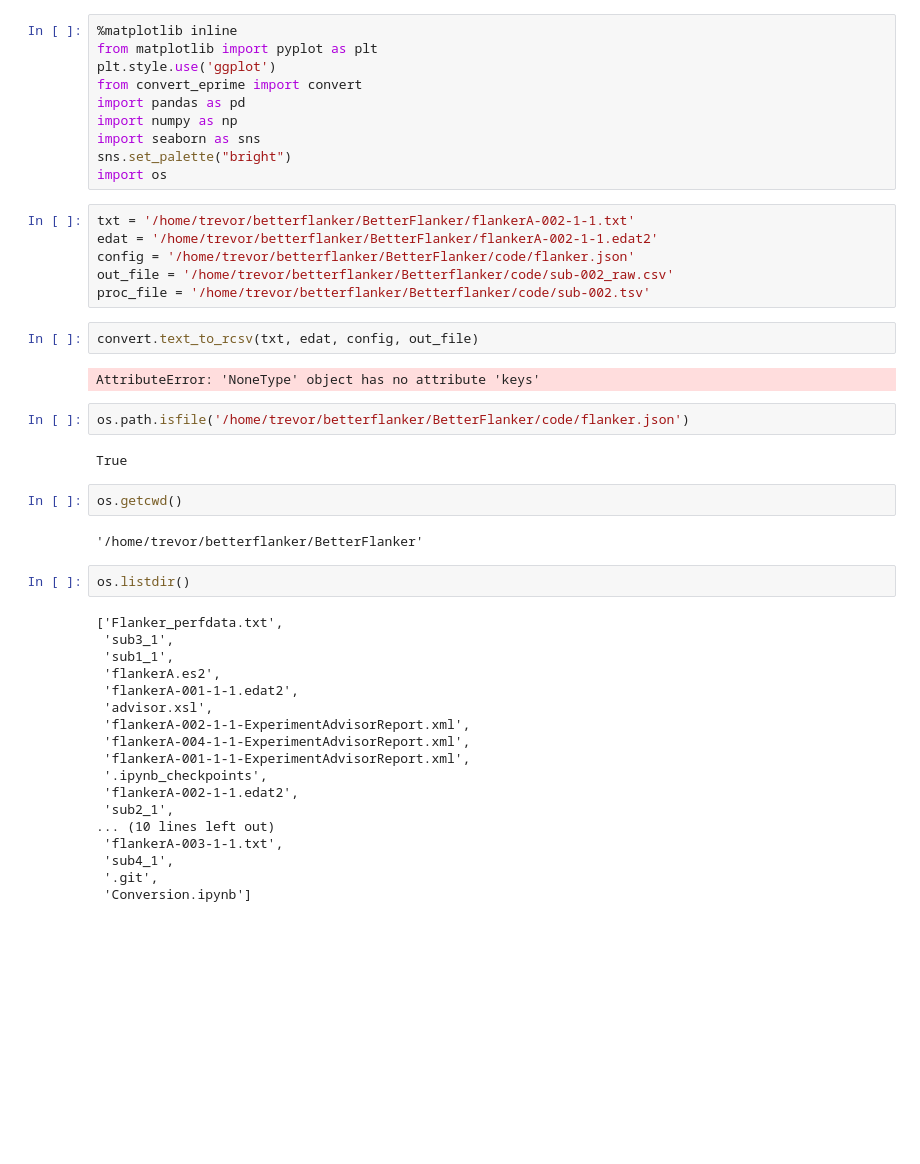
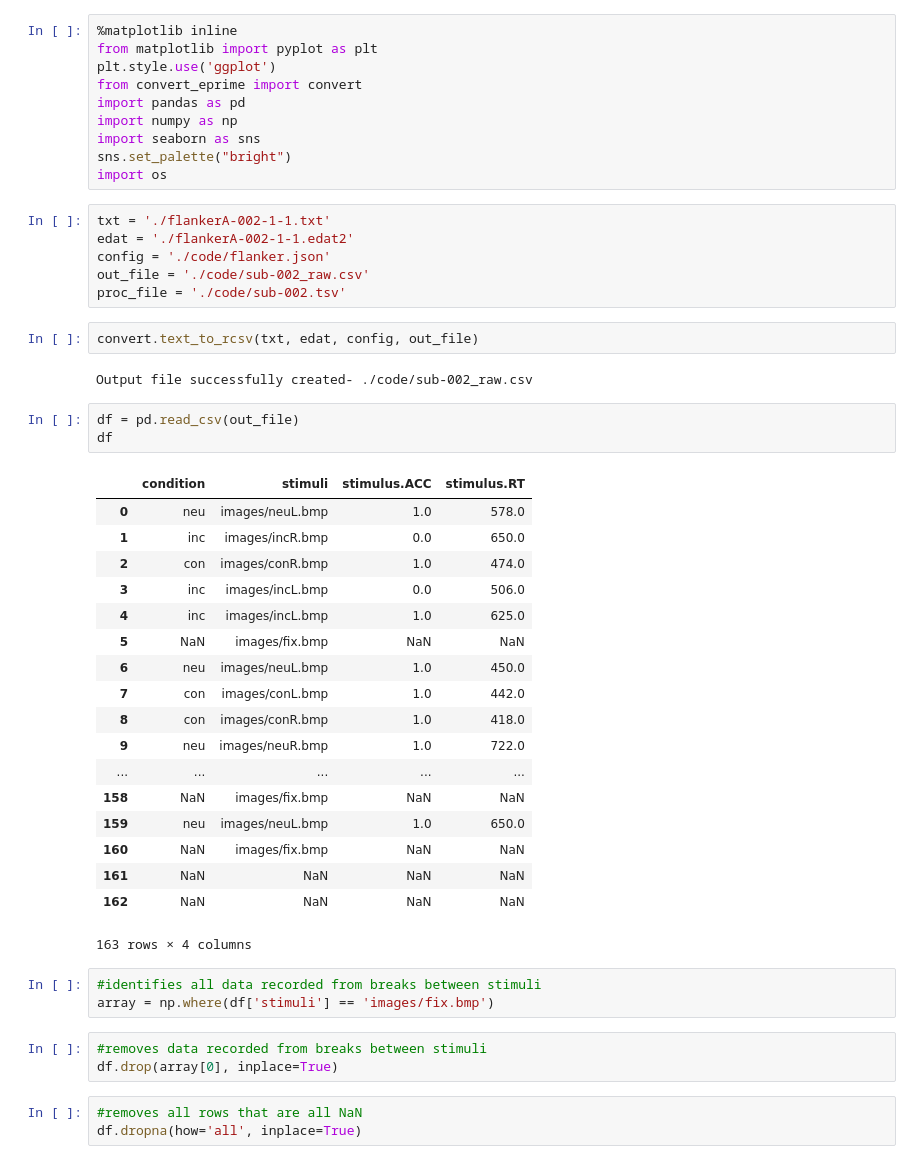
Before and after one commit to HBClab/BetterFlanker, a Jupyter notebook: Conversion.ipynb, the cells around one changed output. Drawn from its saved outputs; the diff is of its cells as text; blank space fills up the shorter version.

```diff
--- a/Conversion.ipynb
+++ b/Conversion.ipynb
@@ -9,40 +9,43 @@ import seaborn as sns
 sns.set_palette("bright")
 import os
 # %%
-txt = '/home/trevor/betterflanker/BetterFlanker/flankerA-002-1-1.txt'
-edat = '/home/trevor/betterflanker/BetterFlanker/flankerA-002-1-1.edat2'
-config = '/home/trevor/betterflanker/BetterFlanker/code/flanker.json'
-out_file = '/home/trevor/betterflanker/Betterflanker/code/sub-002_raw.csv'
-proc_file = '/home/trevor/betterflanker/Betterflanker/code/sub-002.tsv'
+txt = './flankerA-002-1-1.txt'
+edat = './flankerA-002-1-1.edat2'
+config = './code/flanker.json'
+out_file = './code/sub-002_raw.csv'
+proc_file = './code/sub-002.tsv'
 # %%
 convert.text_to_rcsv(txt, edat, config, out_file)
 # %% [output]
-AttributeError: 'NoneType' object has no attribute 'keys'
+Output file successfully created- ./code/sub-002_raw.csv
-# %%
-os.path.isfile('/home/trevor/betterflanker/BetterFlanker/code/flanker.json')
-# %% [output]
-True
-# %%
-os.getcwd()
-# %% [output]
-'/home/trevor/betterflanker/BetterFlanker'
-# %%
-os.listdir()
-# %% [output]
-['Flanker_perfdata.txt',
- 'sub3_1',
- 'sub1_1',
- 'flankerA.es2',
- 'flankerA-001-1-1.edat2',
- 'advisor.xsl',
- 'flankerA-002-1-1-ExperimentAdvisorReport.xml',
- 'flankerA-004-1-1-ExperimentAdvisorReport.xml',
- 'flankerA-001-1-1-ExperimentAdvisorReport.xml',
- '.ipynb_checkpoints',
- 'flankerA-002-1-1.edat2',
- 'sub2_1',
-... (10 lines left out)
- 'flankerA-003-1-1.txt',
- 'sub4_1',
- '.git',
- 'Conversion.ipynb']
+# %%
+df = pd.read_csv(out_file)
+df
+# %% [output]
+|  | condition | stimuli | stimulus.ACC | stimulus.RT |
+| 0 | neu | images/neuL.bmp | 1.0 | 578.0 |
+| 1 | inc | images/incR.bmp | 0.0 | 650.0 |
+| 2 | con | images/conR.bmp | 1.0 | 474.0 |
+| 3 | inc | images/incL.bmp | 0.0 | 506.0 |
+| 4 | inc | images/incL.bmp | 1.0 | 625.0 |
+| 5 | NaN | images/fix.bmp | NaN | NaN |
+| 6 | neu | images/neuL.bmp | 1.0 | 450.0 |
+| 7 | con | images/conL.bmp | 1.0 | 442.0 |
+| 8 | con | images/conR.bmp | 1.0 | 418.0 |
+| 9 | neu | images/neuR.bmp | 1.0 | 722.0 |
+| ... | ... | ... | ... | ... |
+| 158 | NaN | images/fix.bmp | NaN | NaN |
+| 159 | neu | images/neuL.bmp | 1.0 | 650.0 |
+| 160 | NaN | images/fix.bmp | NaN | NaN |
+| 161 | NaN | NaN | NaN | NaN |
+| 162 | NaN | NaN | NaN | NaN |
+163 rows × 4 columns
+# %%
+#identifies all data recorded from breaks between stimuli
+array = np.where(df['stimuli'] == 'images/fix.bmp')
+# %%
+#removes data recorded from breaks between stimuli
+df.drop(array[0], inplace=True)
+# %%
+#removes all rows that are all NaN
+df.dropna(how='all', inplace=True)
```
Also changed, not shown: parts of 7 cells of this notebook, 3 other files.
